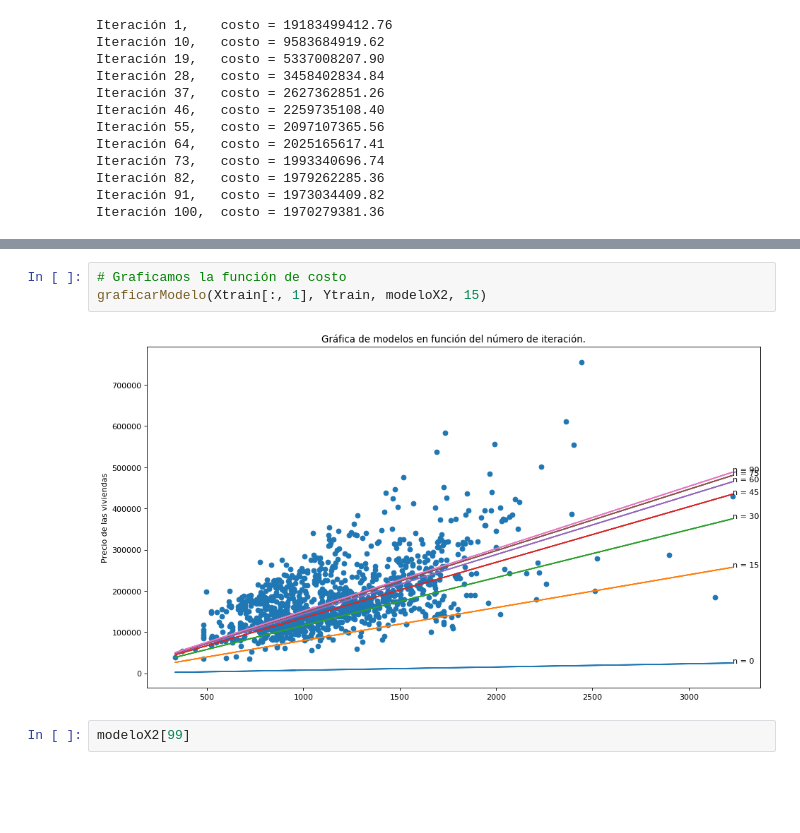
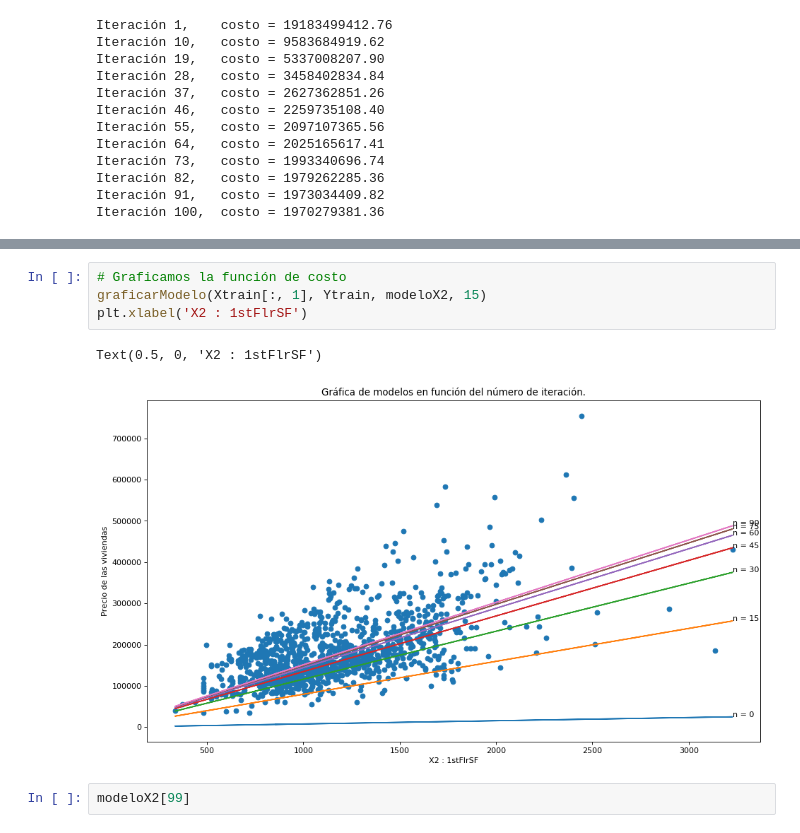
Before and after one commit to r2cp/Ciencia-de-Datos-en-Python, a Jupyter notebook: Proyecto/ProyectoPython_v1.ipynb, the cells around one changed output, grey strips where cells are left out. Drawn from its saved outputs; the diff is of its cells as text; blank space fills up the shorter version.

```diff
--- a/Proyecto/ProyectoPython_v1.ipynb
+++ b/Proyecto/ProyectoPython_v1.ipynb
@@ -286,8 +293,10 @@ graficarError(costo_tray)
 # %%
 # Graficamos la función de costo
 graficarModelo(Xtrain[:, 1], Ytrain, modeloX2, 15)
+plt.xlabel('X2 : 1stFlrSF')
 # %% [output]
+Text(0.5, 0, 'X2 : 1stFlrSF')
-[figure, old version]
+[figure, new version]
 # %%
 modeloX2[99]
 # %% [output]
```
Also changed, not shown: parts of 6 cells of this notebook.
